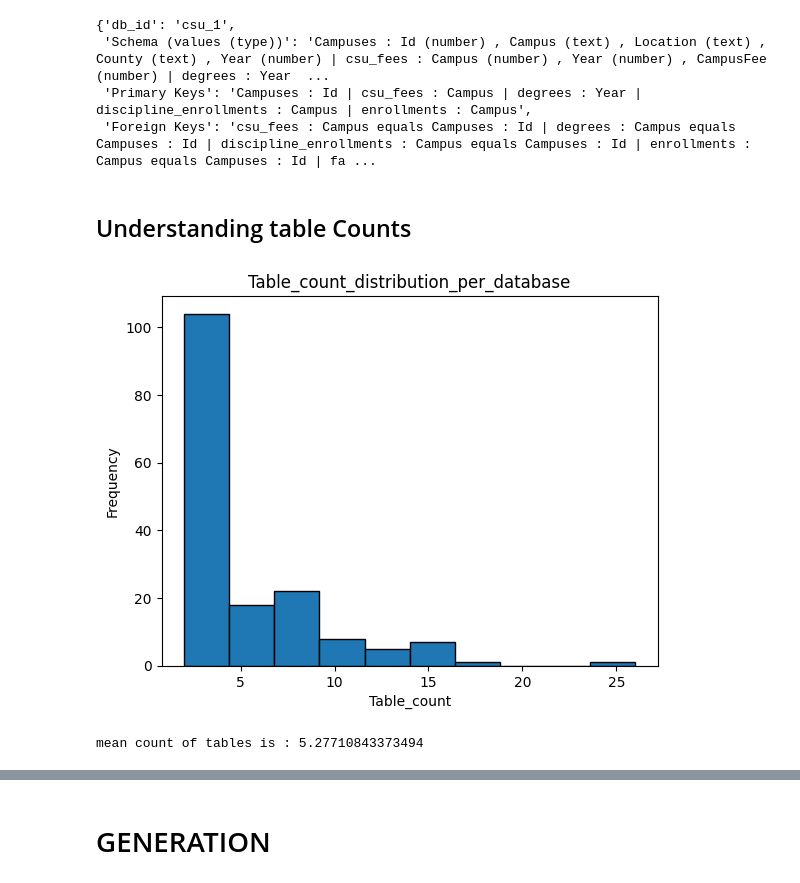
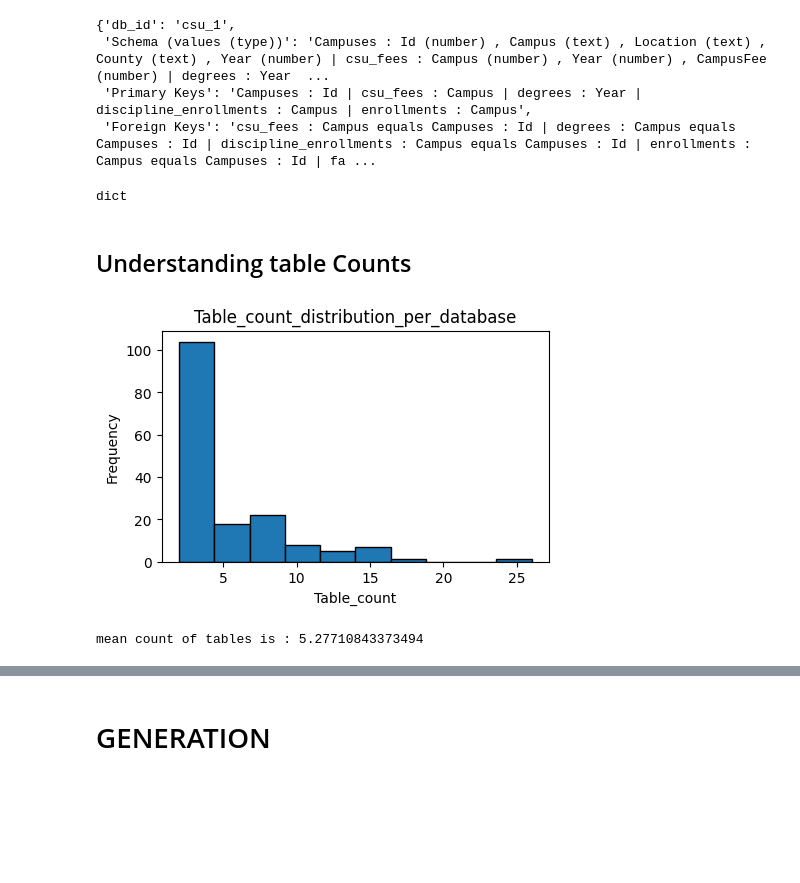
Before and after one commit to mehulpranay/ML_Framework, a Jupyter notebook: inference-notebook-for-question-to-sql-query.ipynb, the cells around one changed output, grey strips where cells are left out. Cells and saved outputs as stored; diff of their text form; code cells hidden in the pictures; blank space fills up the shorter version.

```diff
--- a/inference-notebook-for-question-to-sql-query.ipynb
+++ b/inference-notebook-for-question-to-sql-query.ipynb
@@ -205,35 +141,40 @@ schema_lookup['csu_1']
  'Schema (values (type))': 'Campuses : Id (number) , Campus (text) , Location (text) , County (text) , Year (number) | csu_fees : Campus (number) , Year (number) , CampusFee (number) | degrees : Year  ...
  'Primary Keys': 'Campuses : Id | csu_fees : Campus | degrees : Year | discipline_enrollments : Campus | enrollments : Campus',
  'Foreign Keys': 'csu_fees : Campus equals Campuses : Id | degrees : Campus equals Campuses : Id | discipline_enrollments : Campus equals Campuses : Id | enrollments : Campus equals Campuses : Id | fa ...
+# %%
+type(schema_lookup)
+# %% [output]
+dict
 # %% [markdown]
 ## Understanding table Counts
 # %%
+import numpy as np
 def total_tables(schema):
     count = 0
     count = sum(1 for char in schema if char =='|')
     return count+1
 
 # total_tables = total_tables('Campuses : Id (number) , Campus (text) , Location (text) , County (text) , Year (number) | csu_fees : Campus (number) , Year (number) , CampusFee (number) | degrees : Year (number) , Campus (number) , Degrees (number) | discipline_enrollments : Campus (number) , Discipline (number) , Year (number) , Undergraduate (number) , Graduate (number) | enrollments : Campus (number) , Year (number) , TotalEnrollment_AY (number) , FTE_AY (number) | faculty : Campus (number) , Year (number) , Faculty (number)')
 # total_tables
 
 df['count_tables'] = df['Schema (values (type))'].apply(total_tables)
 count_tables = df['count_tables'].tolist()
 
 import matplotlib.pyplot as plt
-
+plt.figure(figsize=(5, 3))
 # Create the histogram
 plt.hist(count_tables, bins=10, edgecolor='black')
 
 # Add labels and title
 plt.title('Table_count_distribution_per_database')
 plt.xlabel('Table_count')
 plt.ylabel('Frequency')
 
 # Display the plot
 plt.show()
 print(f'mean count of tables is : {np.mean(count_tables)}')
 # %% [output]
-[figure, old version]
+[figure, new version]
 mean count of tables is : 5.27710843373494
 # %%
 
```
Also changed, not shown: parts of 56 cells of this notebook.
